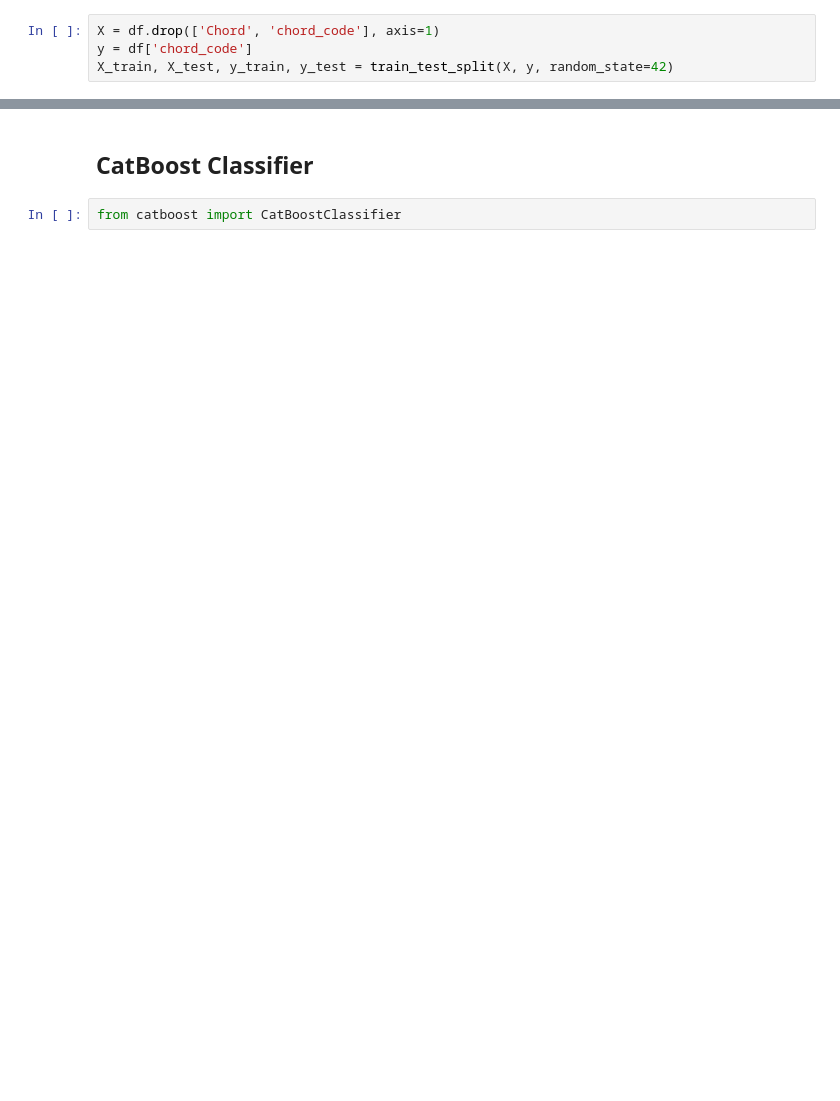
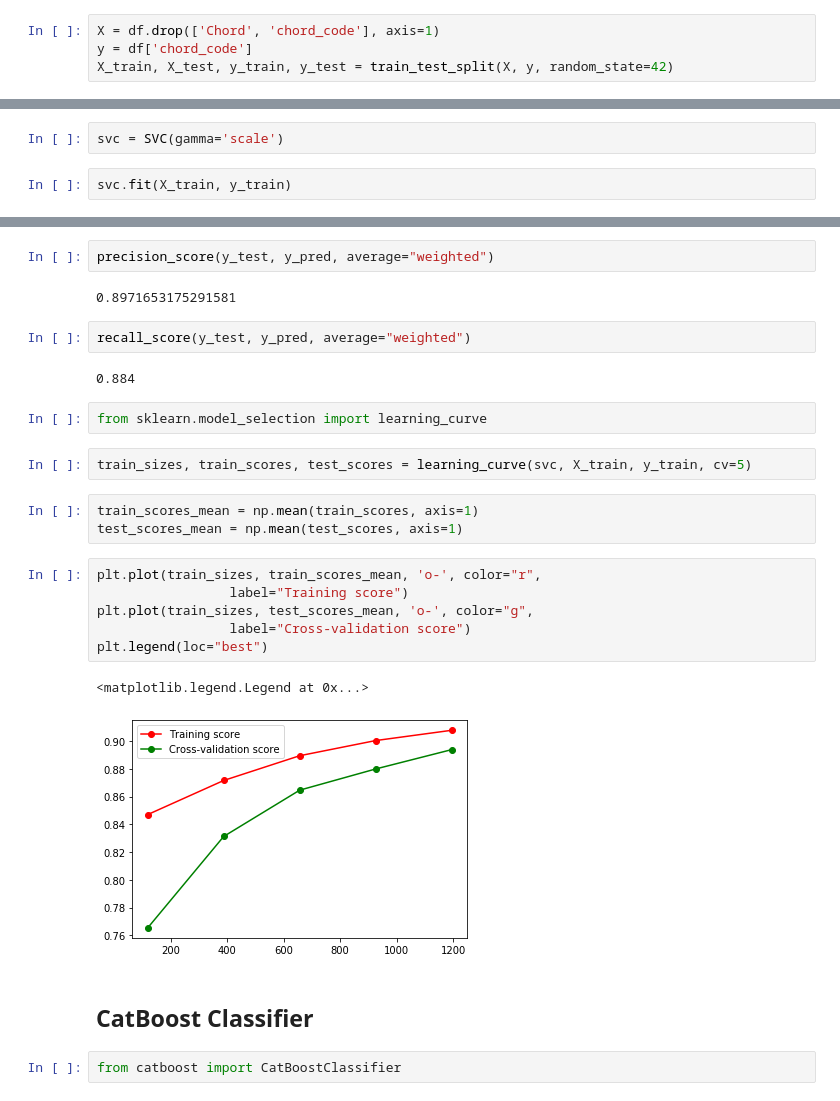
Before and after one commit to Abvbobko/chords_recognition, a Jupyter notebook: chords_recognition.ipynb, the cells around one changed output, grey strips where cells are left out. Saved outputs shown, nothing was run; the diff lists cells and outputs as text; blank space fills up the shorter version.

Commit message:
Add SVM model and learning curves

```diff
--- a/chords_recognition.ipynb
+++ b/chords_recognition.ipynb
@@ -336,0 +350,4 @@ X_train, X_test, y_train, y_test = train_test_split(X, y, random_state=42)
+# %%
+svc = SVC(gamma='scale')
+# %%
+svc.fit(X_train, y_train)
@@ -337,3 +361,27 @@ X_train, X_test, y_train, y_test = train_test_split(X, y, random_state=42)
+# %%
+precision_score(y_test, y_pred, average="weighted")
+# %% [output]
+0.8971653175291581
+# %%
+recall_score(y_test, y_pred, average="weighted")
+# %% [output]
+0.884
+# %%
+from sklearn.model_selection import learning_curve
+# %%
+train_sizes, train_scores, test_scores = learning_curve(svc, X_train, y_train, cv=5)
+# %%
+train_scores_mean = np.mean(train_scores, axis=1)
+test_scores_mean = np.mean(test_scores, axis=1)
+# %%
+plt.plot(train_sizes, train_scores_mean, 'o-', color="r",
+                 label="Training score")
+plt.plot(train_sizes, test_scores_mean, 'o-', color="g",
+                 label="Cross-validation score")
+plt.legend(loc="best")
+# %% [output]
+<matplotlib.legend.Legend at 0x...>
+[figure, added]
 # %% [markdown]
 ## CatBoost Classifier
 # %%
```
Also changed, not shown: parts of 13 cells of this notebook, 1 other file.
